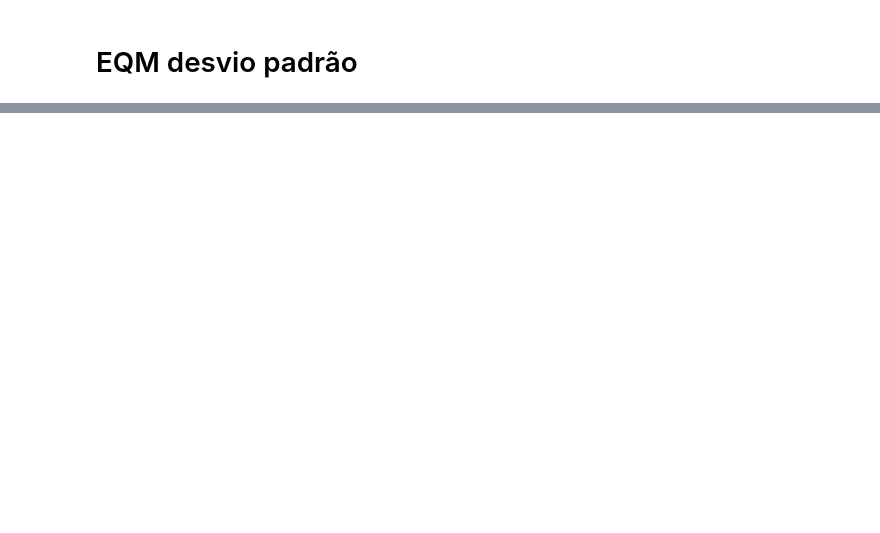
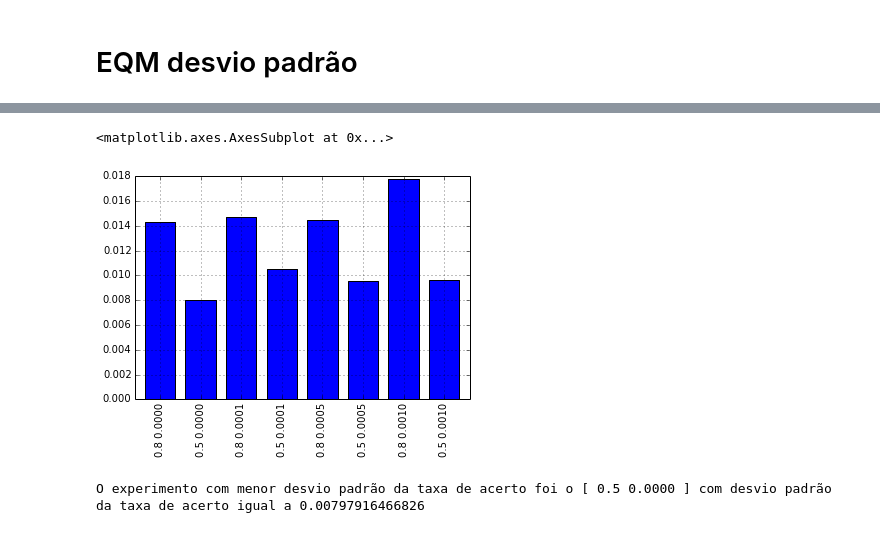
Before and after one commit to abevieiramota/mestrado-ICA, a Jupyter notebook: Trabalho 1.ipynb, the cells around one changed output, grey strips where cells are left out. Cells and saved outputs as stored; diff of their text form; code cells hidden in the pictures; blank space fills up the shorter version.

```diff
--- a/Trabalho 1.ipynb
+++ b/Trabalho 1.ipynb
@@ -229,0 +252,9 @@ resultado['taxa de acerto'].hist()
+# %%
+stats['desvio padrão'].plot(kind='bar')
+# %% [output]
+<matplotlib.axes.AxesSubplot at 0x...>
+[figure, added]
+# %%
+print 'O experimento com menor desvio padrão da taxa de acerto foi o [', index[stats['desvio padrão'].argmin()], '] com desvio padrão da taxa de acerto igual a', stats['desvio padrão'].min()
+# %% [output]
+O experimento com menor desvio padrão da taxa de acerto foi o [ 0.5 0.0000 ] com desvio padrão da taxa de acerto igual a 0.00797916466826
```
Also changed, not shown: parts of 19 cells of this notebook, 2 other files.
